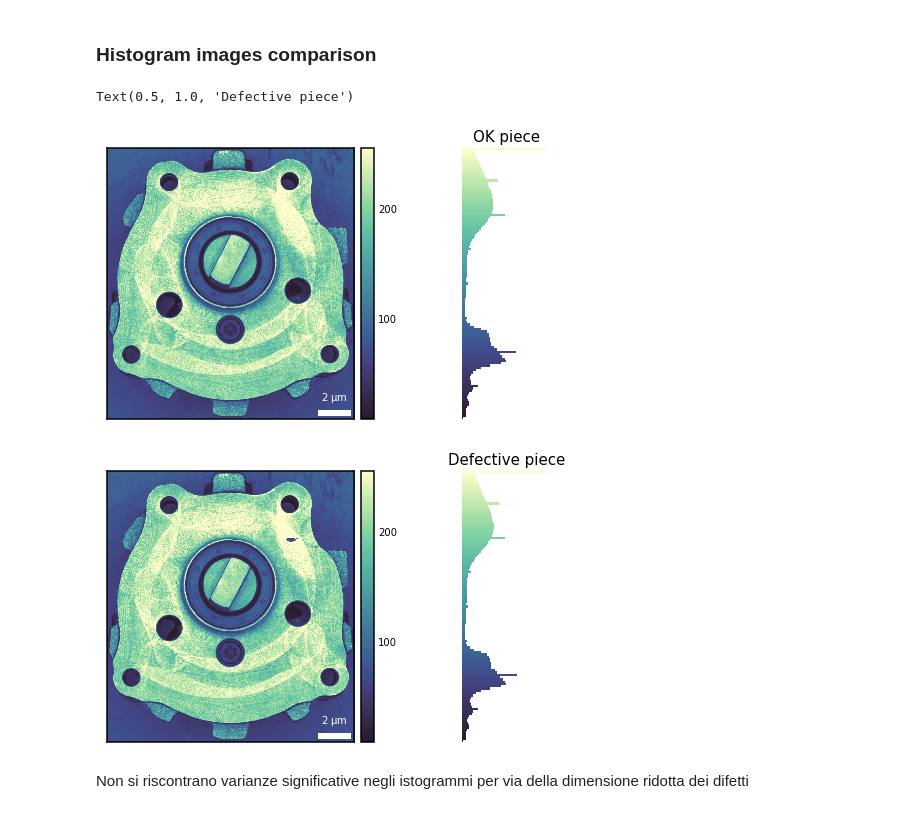
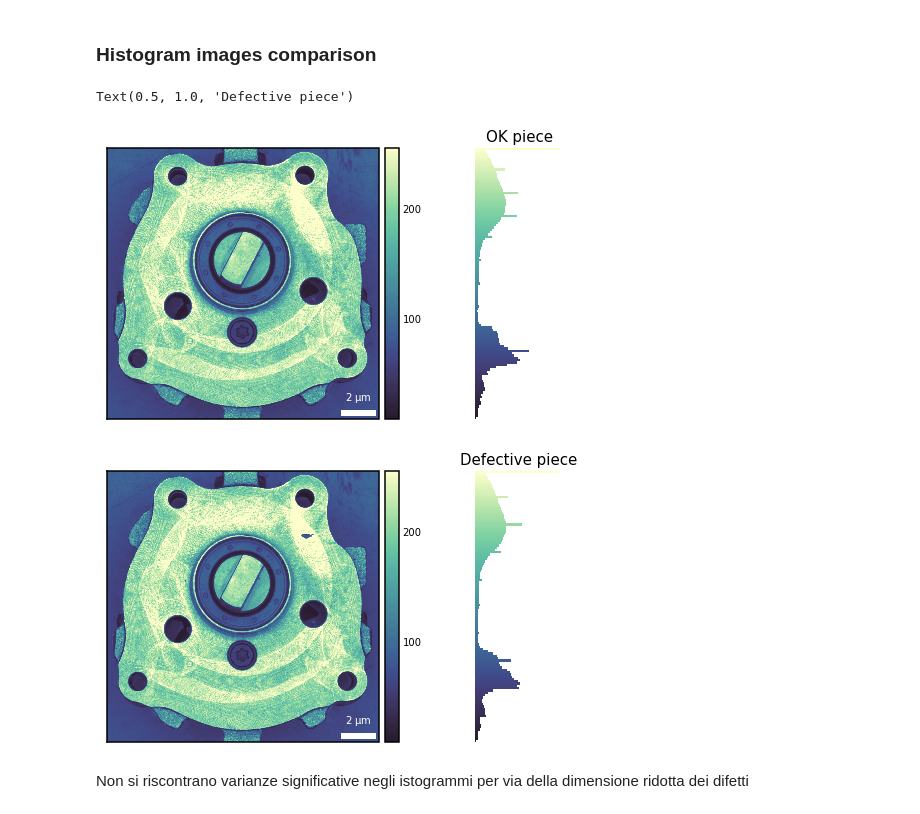
Before and after one commit to DragoneKTM/Industry_lab, a Jupyter notebook: Notebooks/Part1_preparation.ipynb, the cells around one changed output. Cells and saved outputs as stored; diff of their text form; code cells hidden in the pictures.

```diff
--- a/Notebooks/Part1_preparation.ipynb
+++ b/Notebooks/Part1_preparation.ipynb
@@ -134,21 +134,21 @@ Si osserva che le dimensioni dei difetti sono molto ridotte e questo fatto dovr
 # %% [markdown]
 ### Histogram images comparison
 # %%
-example_ok = cv.imread(path_data + '/OK/OK (1).bmp')
-example_nok = cv.imread(path_data + '/NOK/NOK (7).bmp')
+example_ok = cv.imread(path_data + '/OK/OK (2).bmp', cv.IMREAD_GRAYSCALE)
+example_nok = cv.imread(path_data + '/NOK/NOK (7).bmp', cv.IMREAD_GRAYSCALE)
 
 example_crop_ok = crop(example_ok)
 example_crop_nok = crop(example_nok)
 
-isns.imghist(example_crop_ok[:, :, 0], dx=0.01, units="um")
+isns.imghist(example_crop_ok, dx=0.01, units="um")
 plt.title('OK piece')
 
-isns.imghist(example_crop_nok[:, :, 0], dx=0.01, units="um")
+isns.imghist(example_crop_nok, dx=0.01, units="um")
 plt.title('Defective piece')
 # %% [output]
 Text(0.5, 1.0, 'Defective piece')
-[figure, old version]
+[figure, new version]
-[figure, old version]
+[figure, new version]
 # %% [markdown]
 Non si riscontrano varianze significative negli istogrammi per via della dimensione ridotta dei difetti
 # %% [markdown]
```
Also changed, not shown: parts of 1 cell of this notebook.
